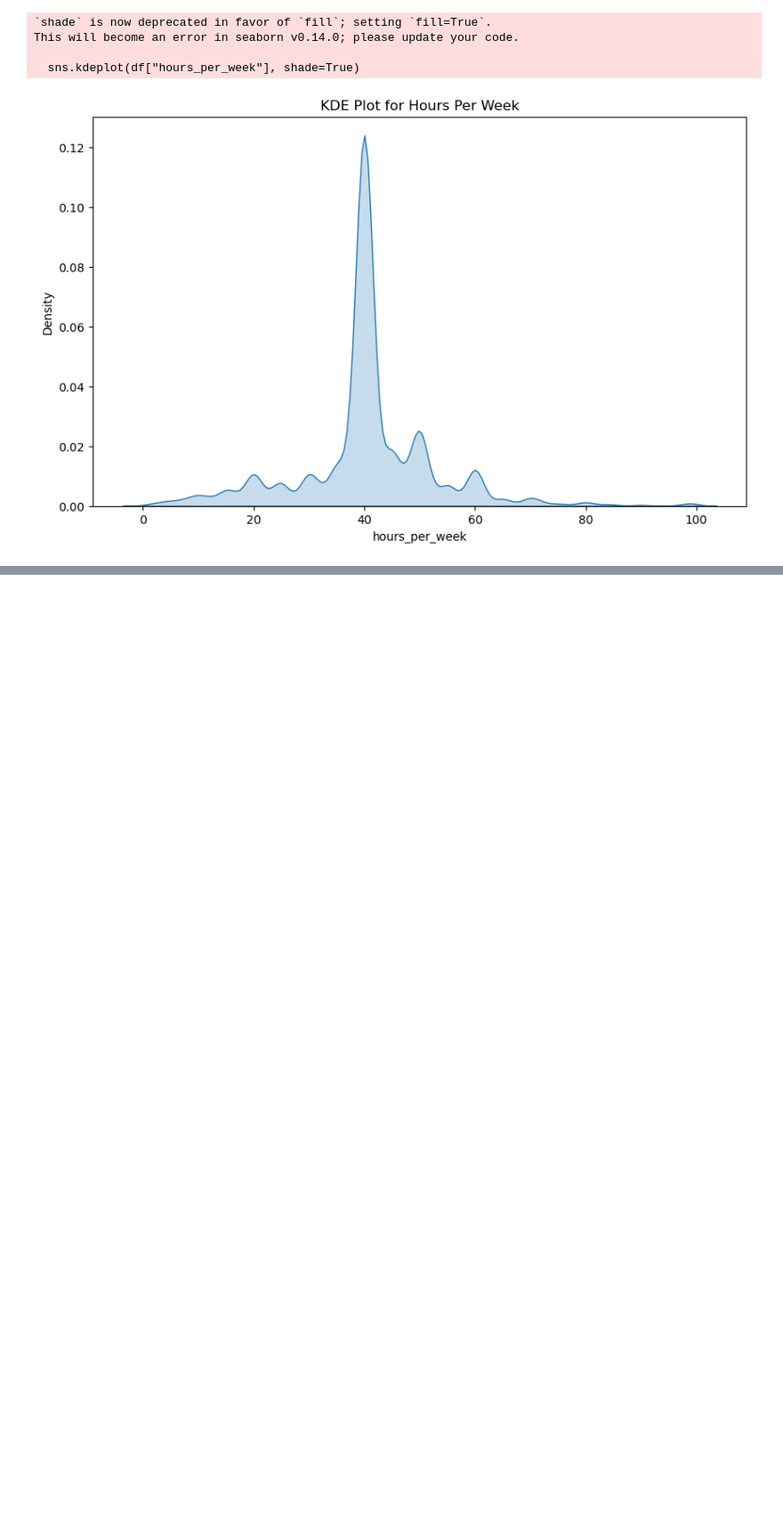
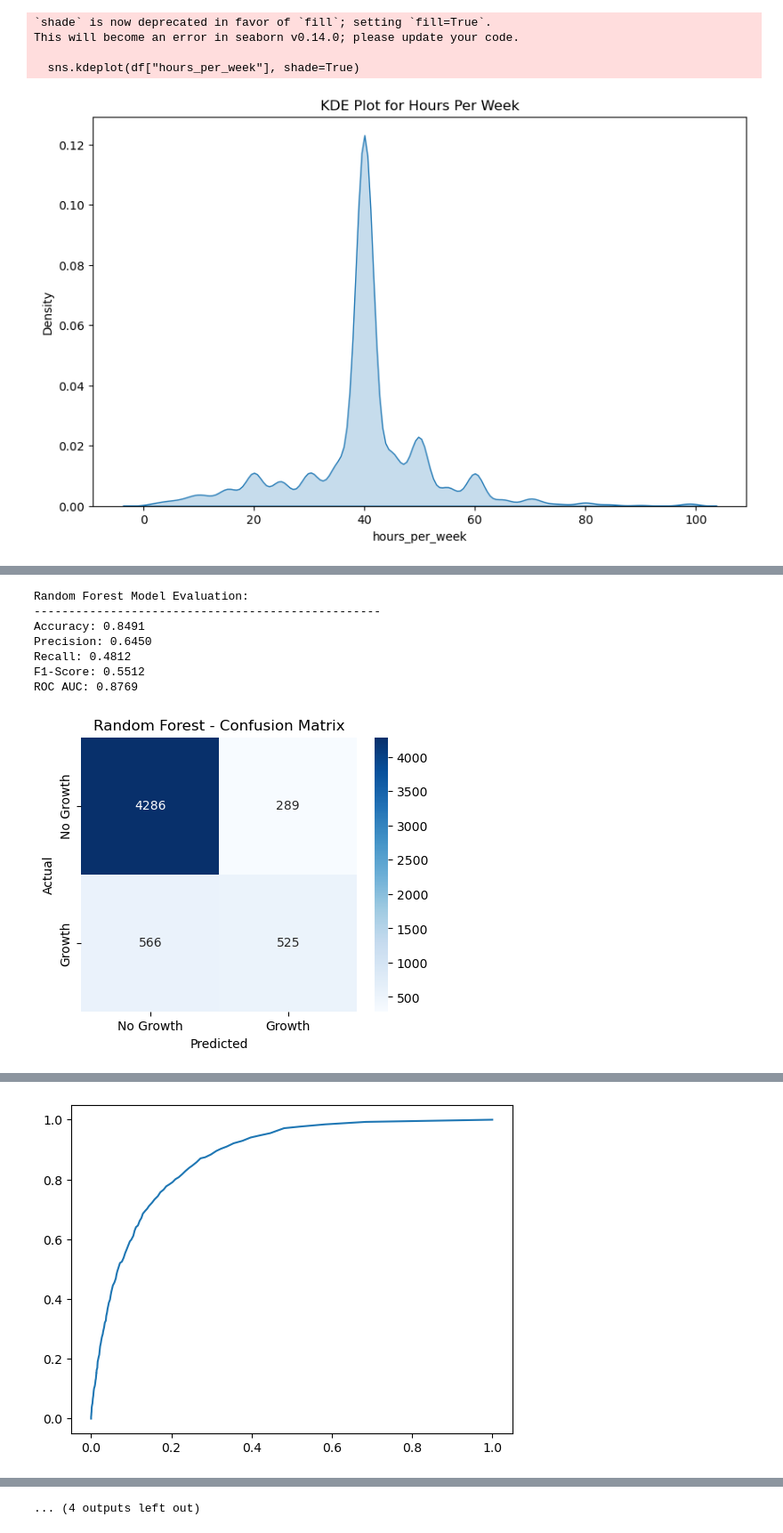
Before and after one commit to jithin-sunildas/Career_Growth_Prediction, a Jupyter notebook: Income.ipynb, the cells around one changed output, grey strips where cells are left out. Shown at 89% size. Drawn from its saved outputs; the diff is of its cells as text; code cells hidden in the pictures; blank space fills up the shorter version.

```diff
--- a/Income.ipynb
+++ b/Income.ipynb
@@ -374,0 +466,76 @@ X_test_scaled = scaler.transform(X_test)
+# %%
+import matplotlib.pyplot as plt
+import seaborn as sns
+from sklearn.metrics import (
+    accuracy_score, precision_score, recall_score, f1_score,
+    confusion_matrix, roc_auc_score, roc_curve
+)
+
+# Store results
+results = {}
+
+for name, model in models.items():
+    y_pred = model.predict(X_test)
+    y_pred_prob = model.predict_proba(X_test)[:, 1] if hasattr(model, "predict_proba") else None  # For ROC
+
+    # Metrics
+    accuracy = accuracy_score(y_test, y_pred)
+    precision = precision_score(y_test, y_pred)
+    recall = recall_score(y_test, y_pred)
+    f1 = f1_score(y_test, y_pred)
+    roc_auc = roc_auc_score(y_test, y_pred_prob) if y_pred_prob is not None else None
+
+    # Store in dictionary
+    results[name] = {
+        "Accuracy": accuracy,
+        "Precision": precision,
+        "Recall": recall,
+        "F1-Score": f1,
+        "ROC AUC": roc_auc
+    }
+
+    # Print classification report
+    print(f"\n{name} Model Evaluation:")
+    print("-" * 50)
+    print(f"Accuracy: {accuracy:.4f}")
+    print(f"Precision: {precision:.4f}")
+    print(f"Recall: {recall:.4f}")
+    print(f"F1-Score: {f1:.4f}")
+    if roc_auc is not None:
+        print(f"ROC AUC: {roc_auc:.4f}")
+
+    # Confusion Matrix
+    cm = confusion_matrix(y_test, y_pred)
+    plt.figure(figsize=(5, 4))
+    sns.heatmap(cm, annot=True, fmt="d", cmap="Blues", xticklabels=["No Growth", "Growth"], yticklabels=["No Growth", "Growth"])
+    plt.xlabel("Predicted")
+    plt.ylabel("Actual")
+    plt.title(f"{name} - Confusion Matrix")
+    plt.show()
+
+    # ROC Curve
+    if y_pred_prob is not None:
+        fpr, tpr, _ = roc_curve(y_test, y_pred_prob)
+        plt.plot(fpr, tpr, label=f"{name} (AUC = {roc_auc:.4f})")
+
+# Ploting ROC Curve
+plt.plot([0, 1], [0, 1], linestyle="--", color="gray")
+plt.xlabel("False Positive Rate")
+plt.ylabel("True Positive Rate")
+plt.title("ROC Curve for Career Growth Prediction")
+plt.legend()
+plt.show()
+
+# Print summary of model performance
+print("\nFinal Model Comparison:")
+results_df = pd.DataFrame(results).T
+print(results_df)
+# %% [output]
+Random Forest Model Evaluation:
+--------------------------------------------------
+Accuracy: 0.8491
+Precision: 0.6450
+Recall: 0.4812
+F1-Score: 0.5512
+ROC AUC: 0.8769
+[figure, added]
@@ -374,0 +549 @@ X_test_scaled = scaler.transform(X_test)
+[figure, added]
@@ -374,0 +576 @@ X_test_scaled = scaler.transform(X_test)
+... (4 outputs left out)
```
Also changed, not shown: parts of 21 cells of this notebook.
